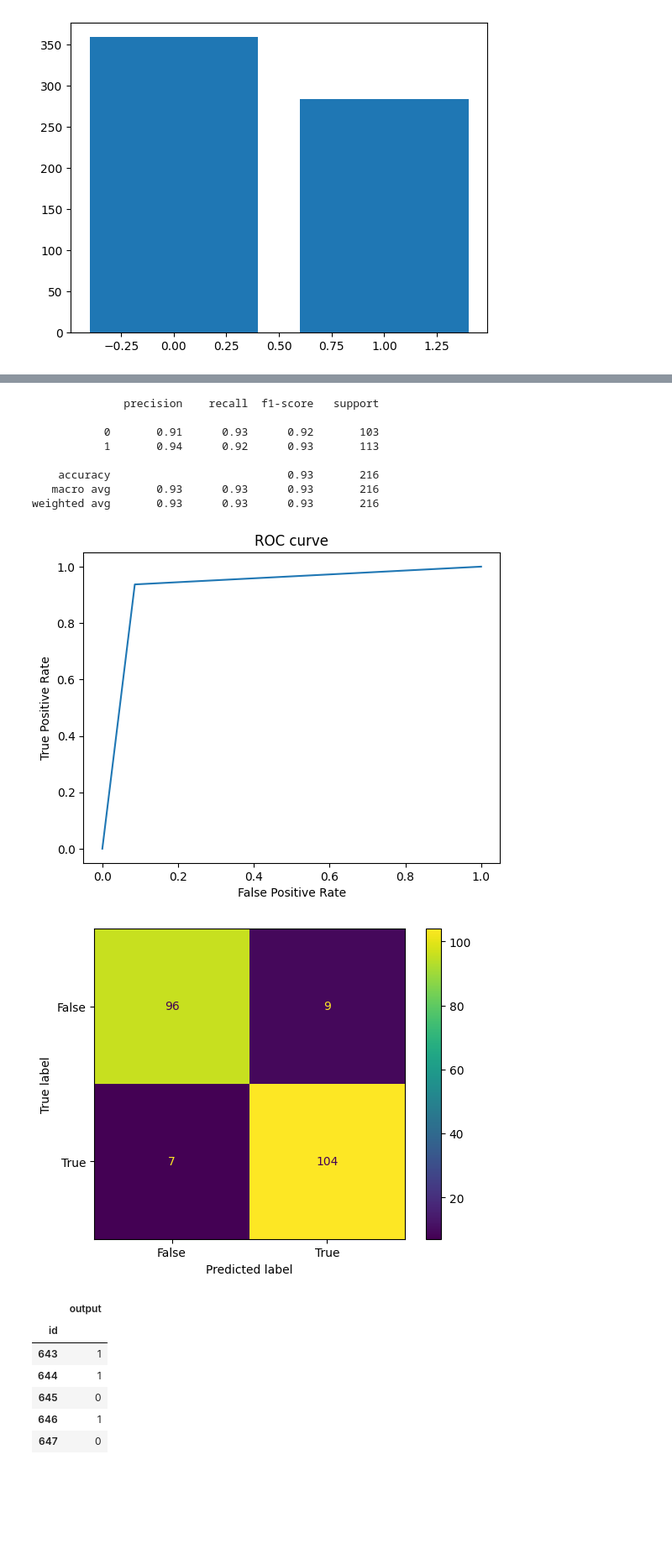
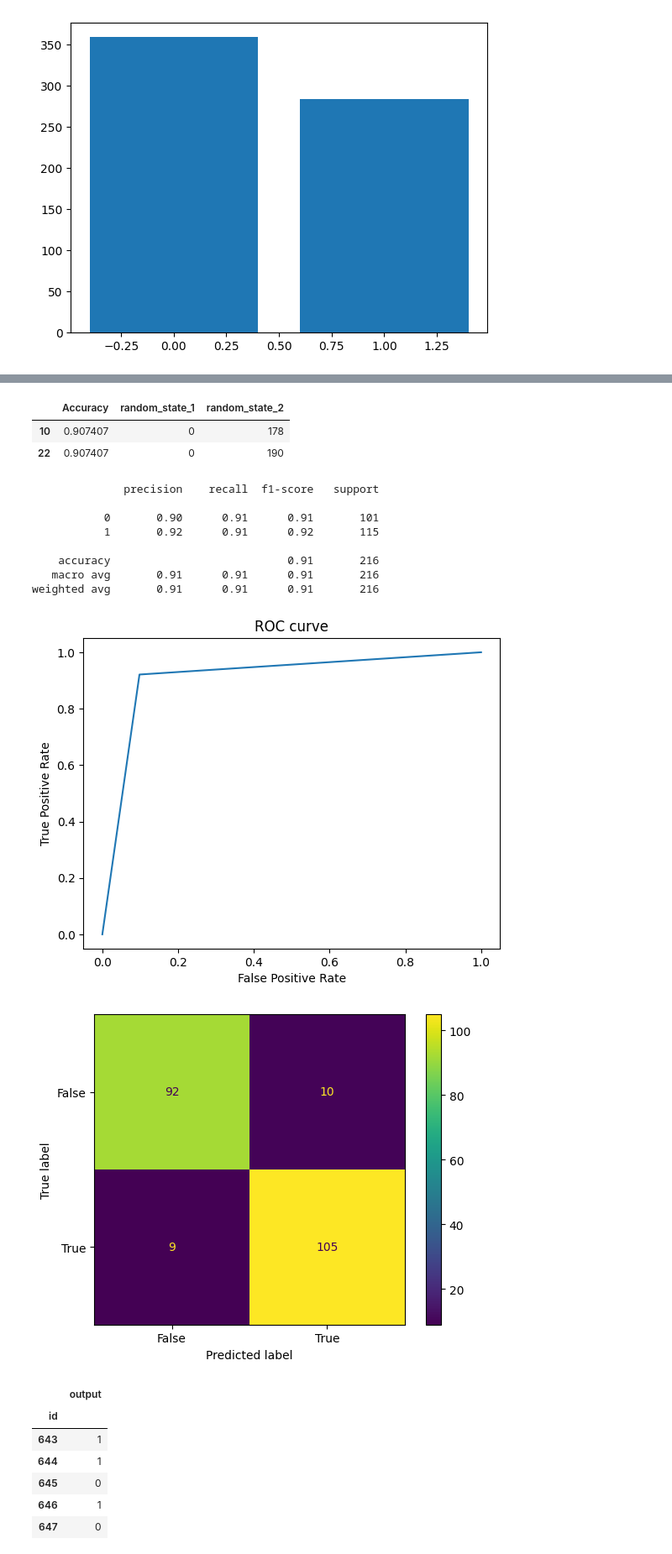
Before and after one commit to Morganh201/HeartDisease, a Jupyter notebook: Untitled.ipynb, the cells around one changed output, grey strips where cells are left out. Shown: that part at 84% size. Cells and saved outputs as stored; diff of their text form; code cells hidden in the pictures; blank space fills up the shorter version.

```diff
--- a/Untitled.ipynb
+++ b/Untitled.ipynb
@@ -67,7 +67,7 @@ def outlier(attribute):
 
     return outliers
 # %%
-attributes = ['Age', 'RestingBP', 'Cholesterol', 'MaxHR', 'Oldpeak']
-for attribute in attributes:
-    outliers = outlier(attribute)
-    df = df.drop(outliers.index, errors = 'ignore')
+#attributes = ['Age', 'RestingBP', 'Cholesterol', 'MaxHR', 'Oldpeak']
+#for attribute in attributes:
+#    outliers = outlier(attribute)
+#    df = df.drop(outliers.index, errors = 'ignore')
@@ -209,31 +158,40 @@ weighted avg       0.88      0.88      0.88       216
+# %%
+max_scores = pd.DataFrame(max_scores, columns=['Accuracy', 'random_state_1', 'random_state_2'])
+max_scores.loc[max_scores['Accuracy'] == max_scores['Accuracy'].max()]
+# %% [output]
+|  | Accuracy | random_state_1 | random_state_2 |
+| 10 | 0.907407 | 0 | 178 |
+| 22 | 0.907407 | 0 | 190 |
 # %%
+X_train, val_X, y_train, val_y = train_test_split(X_res, y_res, test_size=0.3, random_state=42)
+exforest = ExtraTreesClassifier(random_state=168)
 exforest.fit(X_train, y_train)
 predictions = exforest.predict(val_X)
 print(classification_report(predictions, val_y))
 
 fpr, tpr, threshold = metrics.roc_curve(val_y, predictions)
 auc = metrics.roc_auc_score(val_y, predictions)
 plt.plot(fpr, tpr)
 plt.title("ROC curve")
 plt.ylabel("True Positive Rate")
 plt.xlabel("False Positive Rate")
 plt.show()
 
 confusion_matrix = metrics.confusion_matrix(val_y, predictions)
 display = metrics.ConfusionMatrixDisplay(confusion_matrix=confusion_matrix, display_labels=[False, True])
 display.plot()
 plt.show()
 # %% [output]
               precision    recall  f1-score   support
 
-           0       0.91      0.93      0.92       103
-           1       0.94      0.92      0.93       113
+           0       0.90      0.91      0.91       101
+           1       0.92      0.91      0.92       115
 
-    accuracy                           0.93       216
-   macro avg       0.93      0.93      0.93       216
-weighted avg       0.93      0.93      0.93       216
+    accuracy                           0.91       216
+   macro avg       0.91      0.91      0.91       216
+weighted avg       0.91      0.91      0.91       216
-[figure, old version]
+[figure, new version]
-[figure, old version]
+[figure, new version]
 # %%
 test_X = pd.read_csv('heart_test.csv')
 ids = test_X['id']
```
Also changed, not shown: parts of 7 cells of this notebook.
